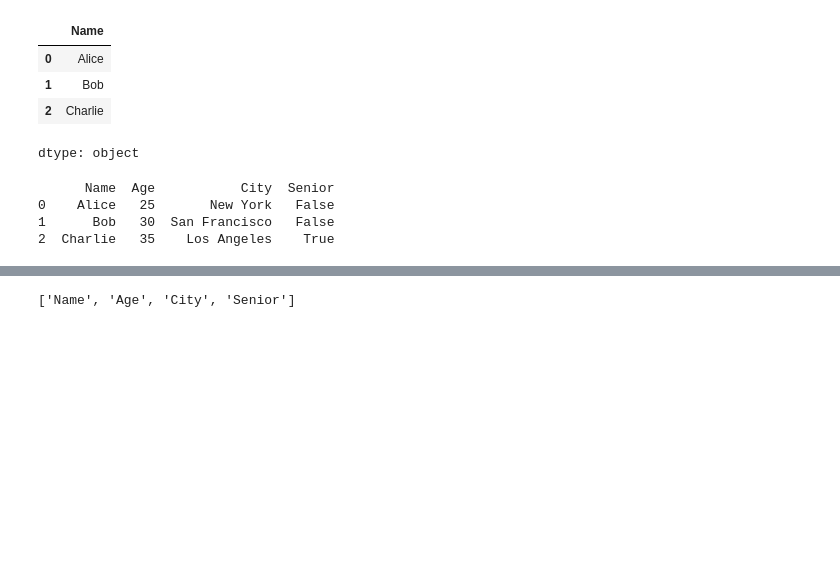
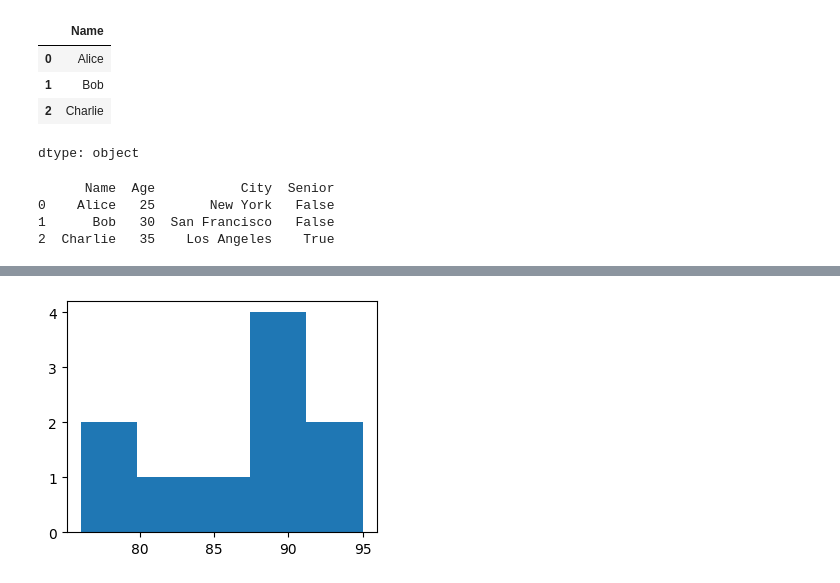
Before and after one commit to Eisawi7/date-mining-1, a Jupyter notebook: Welcome_to_Colaboratory.ipynb, the cells around one changed output, grey strips where cells are left out. Drawn from its saved outputs; the diff is of its cells as text; code cells hidden in the pictures; blank space fills up the shorter version.

```diff
--- a/Welcome_to_Colaboratory.ipynb
+++ b/Welcome_to_Colaboratory.ipynb
@@ -139,4 +129,8 @@ plt.show()
-# %%
-df.columns.to_list()
-# %% [output]
-['Name', 'Age', 'City', 'Senior']
+# %%
+# Histogram
+data = [85,90,78,92,88,76,95,82,89,91]
+plt.figure(figsize=(4,3))
+plt.hist(data,bins=5)
+plt.show()
+# %% [output]
+[figure, added]
```
Also changed, not shown: parts of 12 cells of this notebook.
